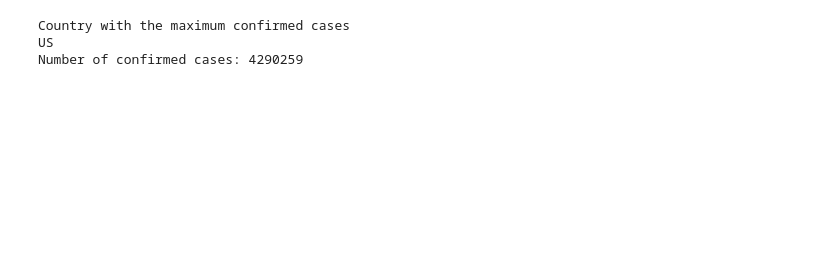
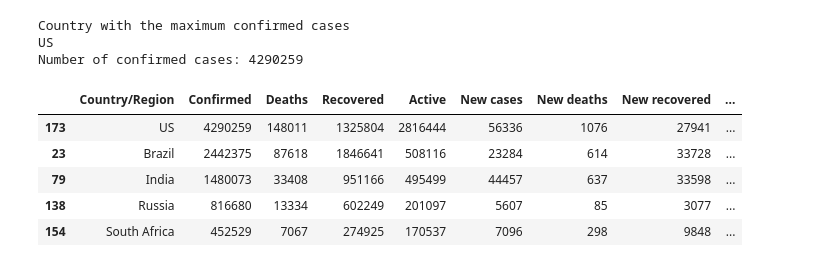
Before and after one commit to barshakc/Covid-19-Data-Analysis, a Jupyter notebook: Covid-19.ipynb, the cells around one changed output. Drawn from its saved outputs; the diff is of its cells as text; code cells hidden in the pictures; blank space fills up the shorter version.

```diff
--- a/Covid-19.ipynb
+++ b/Covid-19.ipynb
@@ -137,3 +150,15 @@ print('Number of confirmed cases:',max_cases['Confirmed'])
 Country with the maximum confirmed cases
 US
 Number of confirmed cases: 4290259
+# %%
+# Sorting the top 5 countries with the most number of confirmed cases
+df=df.sort_values(by='Confirmed',ascending=False)
+top_5=df.head(5)
+top_5
+# %% [output]
+|  | Country/Region | Confirmed | Deaths | Recovered | Active | New cases | New deaths | New recovered | ... |
+| 173 | US | 4290259 | 148011 | 1325804 | 2816444 | 56336 | 1076 | 27941 | ... |
+| 23 | Brazil | 2442375 | 87618 | 1846641 | 508116 | 23284 | 614 | 33728 | ... |
+| 79 | India | 1480073 | 33408 | 951166 | 495499 | 44457 | 637 | 33598 | ... |
+| 138 | Russia | 816680 | 13334 | 602249 | 201097 | 5607 | 85 | 3077 | ... |
+| 154 | South Africa | 452529 | 7067 | 274925 | 170537 | 7096 | 298 | 9848 | ... |
```
Also changed, not shown: parts of 6 cells of this notebook.
